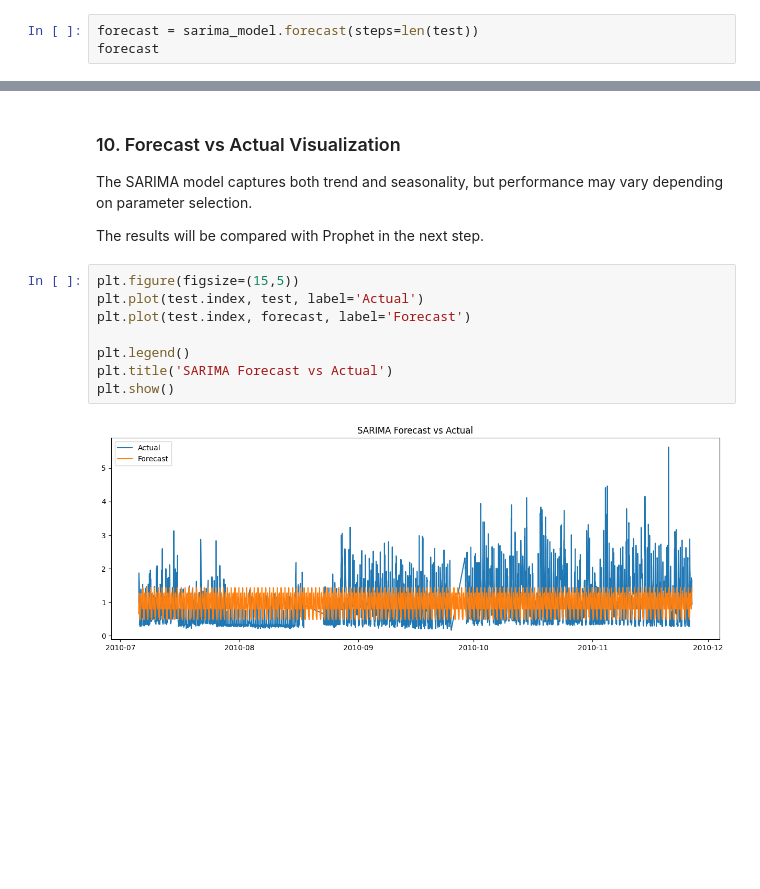
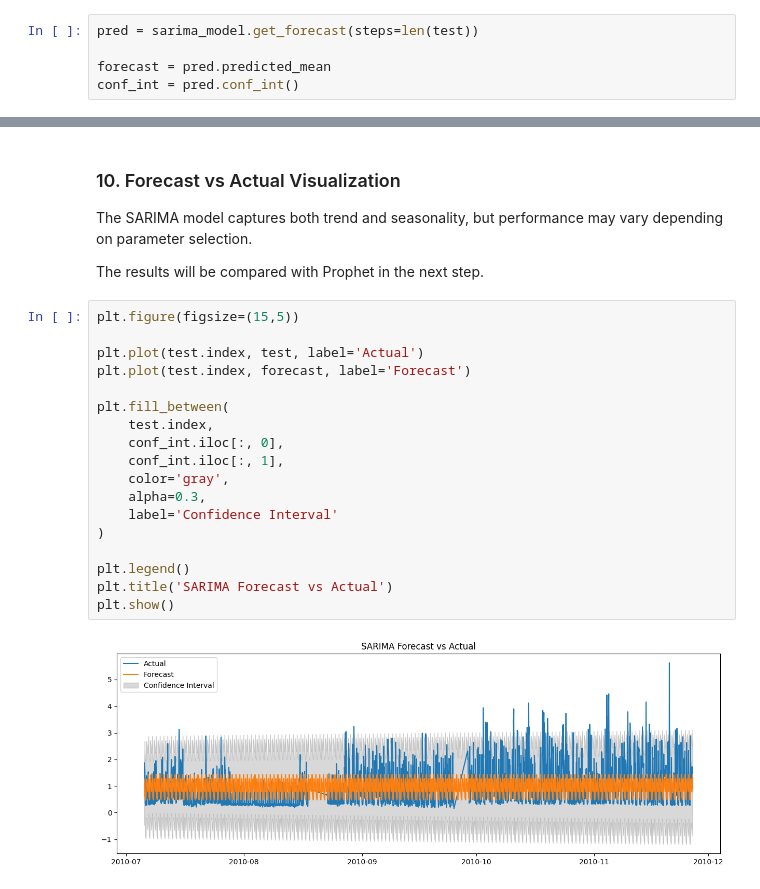
Before and after one commit to AaronShajan1097/energy-consumption-forecasting-timeseries, a Jupyter notebook: notebooks/05_sarima_model.ipynb, the cells around one changed output, grey strips where cells are left out. Saved outputs shown, nothing was run; the diff lists cells and outputs as text; blank space fills up the shorter version.

```diff
--- a/notebooks/05_sarima_model.ipynb
+++ b/notebooks/05_sarima_model.ipynb
@@ -71,5 +71,7 @@ Warnings:
 # %% [markdown]
 ### 7. Forecast Generation
 # %%
-forecast = sarima_model.forecast(steps=len(test))
-forecast
+pred = sarima_model.get_forecast(steps=len(test))
+
+forecast = pred.predicted_mean
+conf_int = pred.conf_int()
@@ -170,11 +161,21 @@ The SARIMA model captures both trend and seasonality, but performance may vary d
 The results will be compared with Prophet in the next step.
 # %%
 plt.figure(figsize=(15,5))
+
 plt.plot(test.index, test, label='Actual')
 plt.plot(test.index, forecast, label='Forecast')
+
+plt.fill_between(
+    test.index,
+    conf_int.iloc[:, 0],
+    conf_int.iloc[:, 1],
+    color='gray',
+    alpha=0.3,
+    label='Confidence Interval'
+)
 
 plt.legend()
 plt.title('SARIMA Forecast vs Actual')
 plt.show()
 # %% [output]
-[figure, old version]
+[figure, new version]
```
Also changed, not shown: parts of 8 cells of this notebook.
